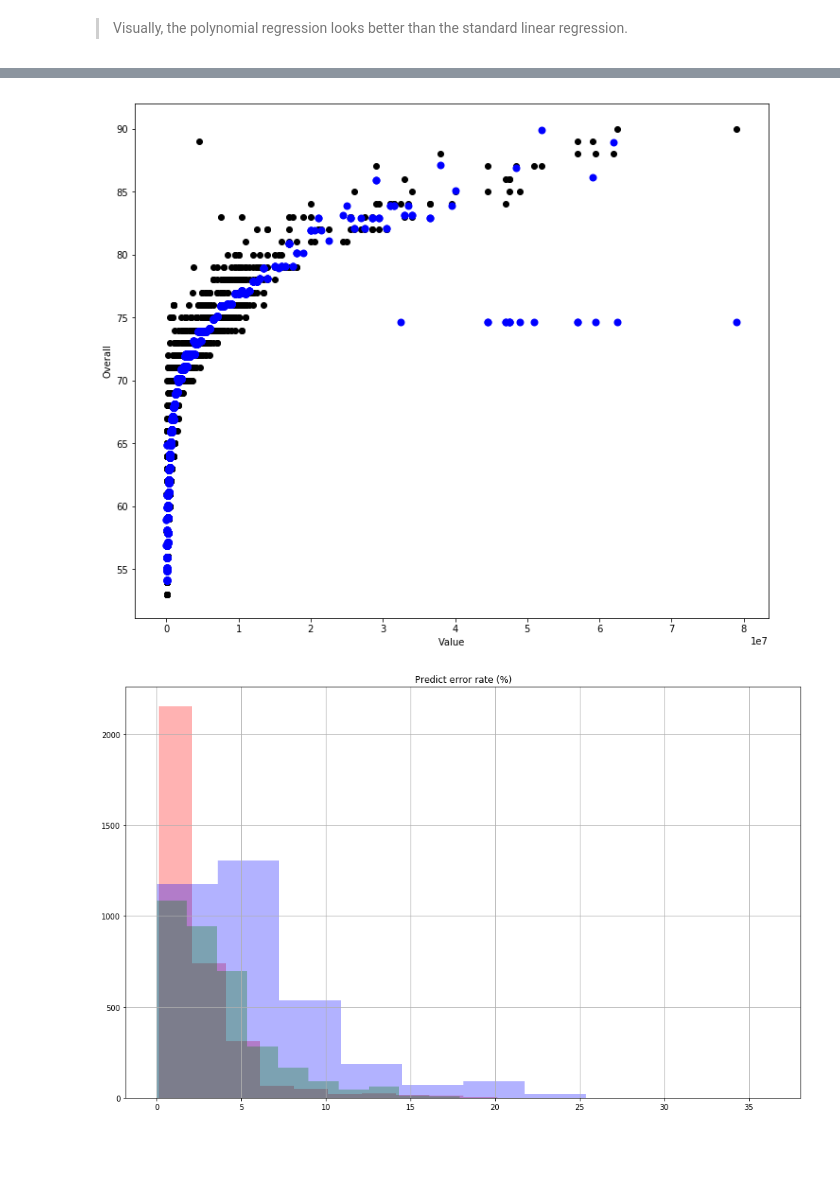
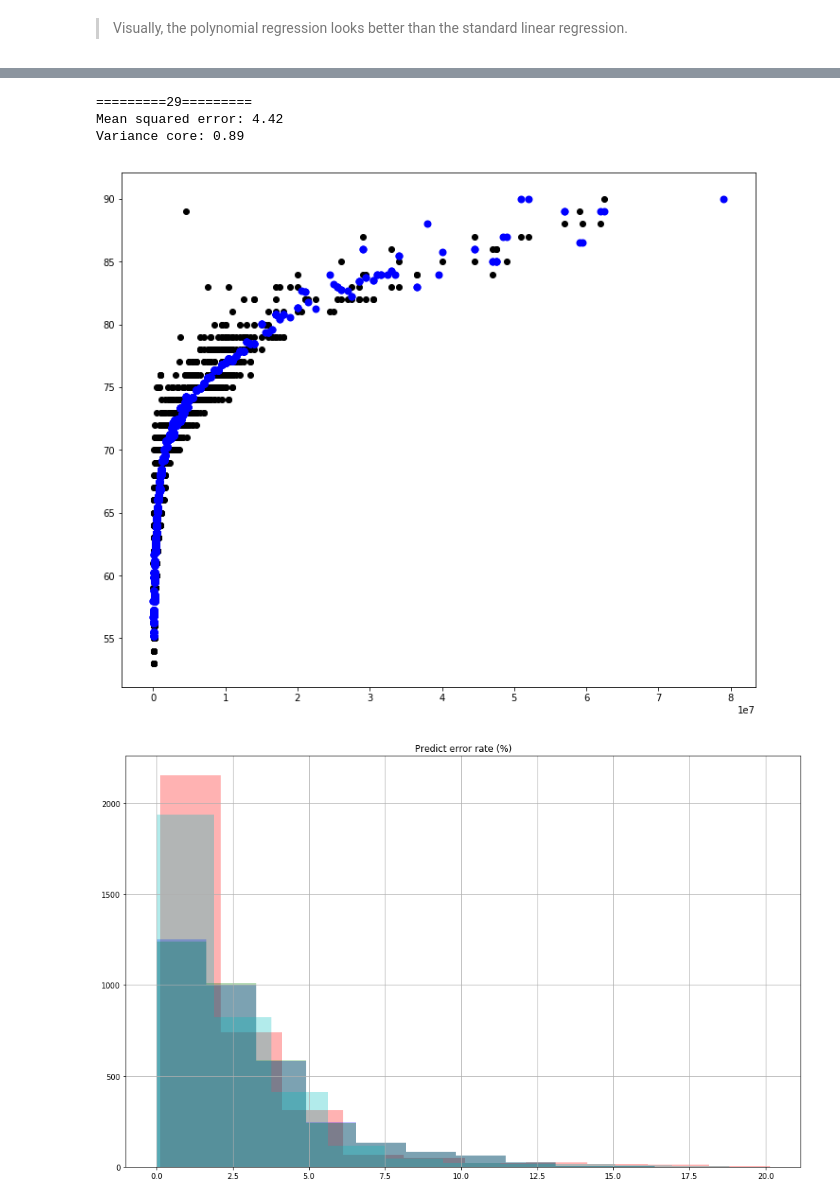
Before and after one commit to saidsef/ff18, a Jupyter notebook: ff18-ml.ipynb, the cells around one changed output, grey strips where cells are left out. Saved outputs shown, nothing was run; the diff lists cells and outputs as text; code cells hidden in the pictures; blank space fills up the shorter version.

```diff
--- a/ff18-ml.ipynb
+++ b/ff18-ml.ipynb
@@ -15,3 +17,7 @@ from sklearn.pipeline import make_pipeline
+# %%
+def add_squared_col(X):
+    return np.hstack((X, X**2))
+marker = ['^','<','>','*','D','P']
 # %%
 col_types = {'Age': np.int32, 'Potential': np.int32, 'Overall': np.int32}
 ff18 = pd.read_csv('data/CompleteDataset.csv', usecols=['Name', 'Nationality', 'Club', 'Photo', 'Value', 'Age', 'Wage', 'Potential', 'Overall', 'Finishing', 'Penalties', 'Aggression', 'Crossing', 'Stamina', 'Dribbling'], dtype=col_types)
@@ -167,11 +184,20 @@ print("Players less than 30 Million Euro {:.2f}%".format(test.loc[test.ValueNum
 # %% [output]
 Players less than 30 Million Euro 98.97%
 # %%
-# Polynomial interpolation and Ridge Regression
-# Be patient this might take few minutes ;)
-clf = make_pipeline(PolynomialFeatures(6), Ridge())
-clf.fit(xtrain, ytrain)
-pirg_ypred = clf.predict(xtest)
-print("Mean squared error: {:.2f}".format(mean_squared_error(ytest,pirg_ypred)))
-print("Variance core: {:.2f}".format(r2_score(ytest, pirg_ypred)))
+# PolynomialFeatures and Ridge Regression
+plt.figure(figsize=(12, 10))
+for degree in range(8,11):
+    clf = make_pipeline(PolynomialFeatures(degree), Ridge())
+    clf.fit(xtrain, ytrain)
+    pirg_ypred = clf.predict(xtest)
+    plt.scatter(xtest['ValueNum'], pirg_ypred, linewidth=0.1, label=degree, marker=random.choice(marker))
+
+    print("{}: Mean squared error: {:.2f}".format(degree, mean_squared_error(ytest, pirg_ypred)))
+    print("{}: Variance core: {:.2f}".format(degree, r2_score(ytest, pirg_ypred)))
+
+plt.scatter(xtest['ValueNum'], ytest['Overall'], color='black')
+plt.xlabel("Value")
+plt.ylabel("Overall")
+plt.legend(loc='lower right')
+plt.show()
 # %% [output]
@@ -202,12 +233,20 @@ Variance core: 0.87
 # %%
+# StandardScaler processing and DecisionTreeRegressor tree
 plt.figure(figsize=(12, 10))
+clf = make_pipeline(StandardScaler(), FunctionTransformer(add_squared_col), DecisionTreeRegressor())
+clf.fit(xtrain, ytrain)
+fnc_ypred = clf.predict(xtest)
+print('========={}========='.format(depth))
+print("Mean squared error: {:.2f}".format(mean_squared_error(ytest, fnc_ypred)))
+print("Variance core: {:.2f}".format(r2_score(ytest, fnc_ypred)))
 plt.scatter(xtest['ValueNum'], ytest['Overall'], color='black')
-plt.scatter(xtest['ValueNum'], rbf_ypred, linewidth=2, color='blue')
-plt.xlabel("Value")
-plt.ylabel("Overall")
+plt.scatter(xtest['ValueNum'], fnc_ypred, linewidth=2, color='blue')
 plt.show()
 # %% [output]
+=========29=========
+Mean squared error: 4.42
+Variance core: 0.89
-[figure, old version]
+[figure, new version]
 # %%
 pd.options.mode.chained_assignment = None
 test['Overall_rbf'] = rbf_ypred
@@ -218,17 +257,21 @@ test['Error_PCT_pirg'] = np.abs((test.Overall - [x[0] for x in pirg_ypred]) / te
 
 test['Overall_lr'] = lr_ypred
 test['Error_PCT_lr'] = np.abs((test.Overall - [x[0] for x in lr_ypred]) / test.Overall * 100)
+
+test['Overall_fnc'] = lr_ypred
+test['Error_PCT_fnc'] = np.abs((test.Overall - fnc_ypred) / test.Overall * 100)
 # %%
 plt.figure(figsize=(16, 10))
 kwargs = dict(histtype='stepfilled', alpha=0.3)
 plt.hist(test.Error_PCT_rbf, color='r', **kwargs)
 plt.hist(test.Error_PCT_lr, color='b', **kwargs)
 plt.hist(test.Error_PCT_pirg, color='g', **kwargs)
+plt.hist(test.Error_PCT_fnc, color='c', **kwargs)
 plt.title("Predict error rate (%)")
 plt.grid(True)
 plt.show()
 # %% [output]
-[figure, old version]
+[figure, new version]
 # %%
 test[['Name',
       'Club',
```
Also changed, not shown: parts of 10 cells of this notebook.
